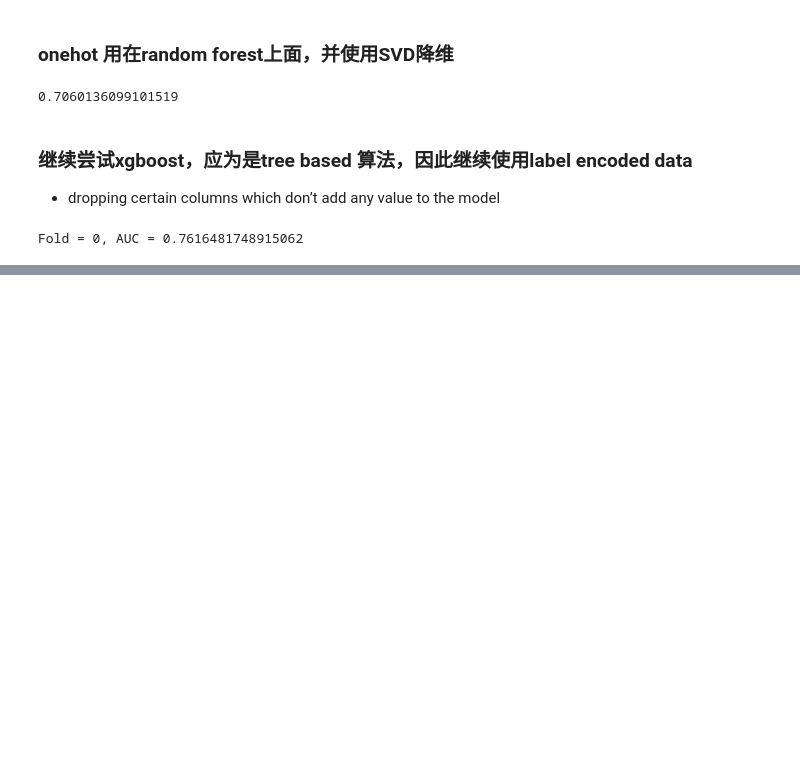
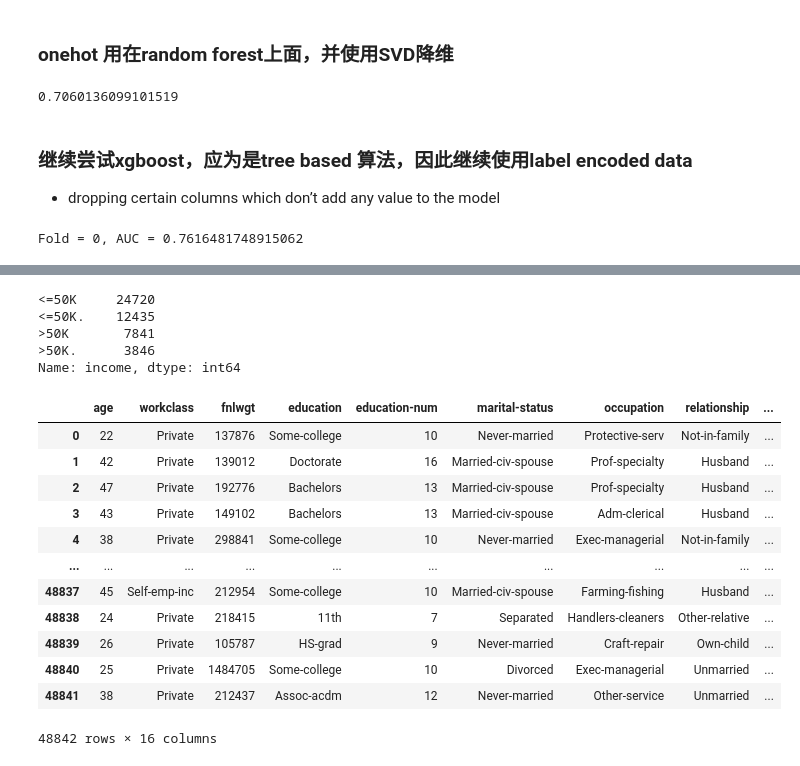
Before and after one commit to gavinloverqq/Exercise, a Jupyter notebook: AAAMLP/c2.ipynb, the cells around one changed output, grey strips where cells are left out. Saved outputs shown, nothing was run; the diff lists cells and outputs as text; code cells hidden in the pictures; blank space fills up the shorter version.

```diff
--- a/AAAMLP/c2.ipynb
+++ b/AAAMLP/c2.ipynb
@@ -670,0 +716,45 @@ Fold = 0, AUC = 0.7616481748915062
+# %%
+y.income.value_counts()
+# %% [output]
+<=50K     24720
+<=50K.    12435
+>50K       7841
+>50K.      3846
+Name: income, dtype: int64
+# %%
+import pandas as pd
+from sklearn import model_selection
+import os
+
+write_relative_path = "./adult/train_folds.csv"
+# read_relative_path="./adult/adult.data"
+df = full_data
+
+df["kfold"] = -1  # 创建一个名为 kfold 的新列，并用-1填充
+df = df.sample(frac=1).reset_index(drop=True) # 打乱数据
+
+# fetch labels
+y = df.income.values
+# initiate the kfold class from model_selection module
+kf = model_selection.StratifiedKFold(n_splits=5)
+
+for fold, (trn_, val_) in enumerate(kf.split(X=df, y=y)): # 填充新的 kfold 列
+    df.loc[val_, 'kfold'] = fold
+
+df.to_csv(write_relative_path, index=False) # 保存划分好的数据集
+# %%
+df
+# %% [output]
+|  | age | workclass | fnlwgt | education | education-num | marital-status | occupation | relationship | ... |
+| 0 | 22 | Private | 137876 | Some-college | 10 | Never-married | Protective-serv | Not-in-family | ... |
+| 1 | 42 | Private | 139012 | Doctorate | 16 | Married-civ-spouse | Prof-specialty | Husband | ... |
+| 2 | 47 | Private | 192776 | Bachelors | 13 | Married-civ-spouse | Prof-specialty | Husband | ... |
+| 3 | 43 | Private | 149102 | Bachelors | 13 | Married-civ-spouse | Adm-clerical | Husband | ... |
+| 4 | 38 | Private | 298841 | Some-college | 10 | Never-married | Exec-managerial | Not-in-family | ... |
+| ... | ... | ... | ... | ... | ... | ... | ... | ... | ... |
+| 48837 | 45 | Self-emp-inc | 212954 | Some-college | 10 | Married-civ-spouse | Farming-fishing | Husband | ... |
+| 48838 | 24 | Private | 218415 | 11th | 7 | Separated | Handlers-cleaners | Other-relative | ... |
+| 48839 | 26 | Private | 105787 | HS-grad | 9 | Never-married | Craft-repair | Own-child | ... |
+| 48840 | 25 | Private | 1484705 | Some-college | 10 | Divorced | Exec-managerial | Unmarried | ... |
+| 48841 | 38 | Private | 212437 | Assoc-acdm | 12 | Never-married | Other-service | Unmarried | ... |
+48842 rows × 16 columns
```
Also changed, not shown: parts of 7 cells of this notebook, 1 other file.
